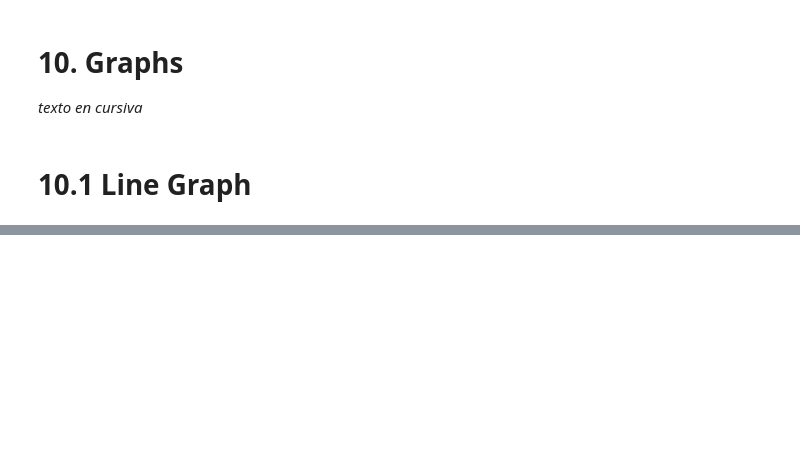
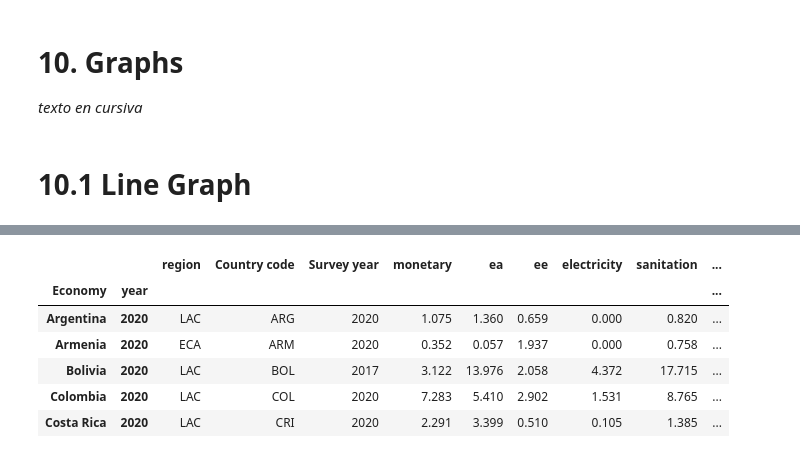
Before and after one commit to Sebastian4524/Datavisualization, a Jupyter notebook: pandas.ipynb, the cells around one changed output, grey strips where cells are left out. Saved outputs shown, nothing was run; the diff lists cells and outputs as text; code cells hidden in the pictures; blank space fills up the shorter version.

```diff
--- a/pandas.ipynb
+++ b/pandas.ipynb
@@ -293,0 +371,14 @@ fig2.show()
+# %%
+y2020_2 = y2020.sort_values("multidimensional ratio", ascending = False)
+y2020_2.head(10)
+
+y2020_2 =y2020_2.iloc[0:20]
+y2020.head()
+# %% [output]
+|  |  | region | Country code | Survey year | monetary | ea | ee | electricity | sanitation | ... |
+| Economy | year |  |  |  |  |  |  |  |  | ... |
+| Argentina | 2020 | LAC | ARG | 2020 | 1.075 | 1.360 | 0.659 | 0.000 | 0.820 | ... |
+| Armenia | 2020 | ECA | ARM | 2020 | 0.352 | 0.057 | 1.937 | 0.000 | 0.758 | ... |
+| Bolivia | 2020 | LAC | BOL | 2017 | 3.122 | 13.976 | 2.058 | 4.372 | 17.715 | ... |
+| Colombia | 2020 | LAC | COL | 2020 | 7.283 | 5.410 | 2.902 | 1.531 | 8.765 | ... |
+| Costa Rica | 2020 | LAC | CRI | 2020 | 2.291 | 3.399 | 0.510 | 0.105 | 1.385 | ... |
```
Also changed, not shown: parts of 20 cells of this notebook.
